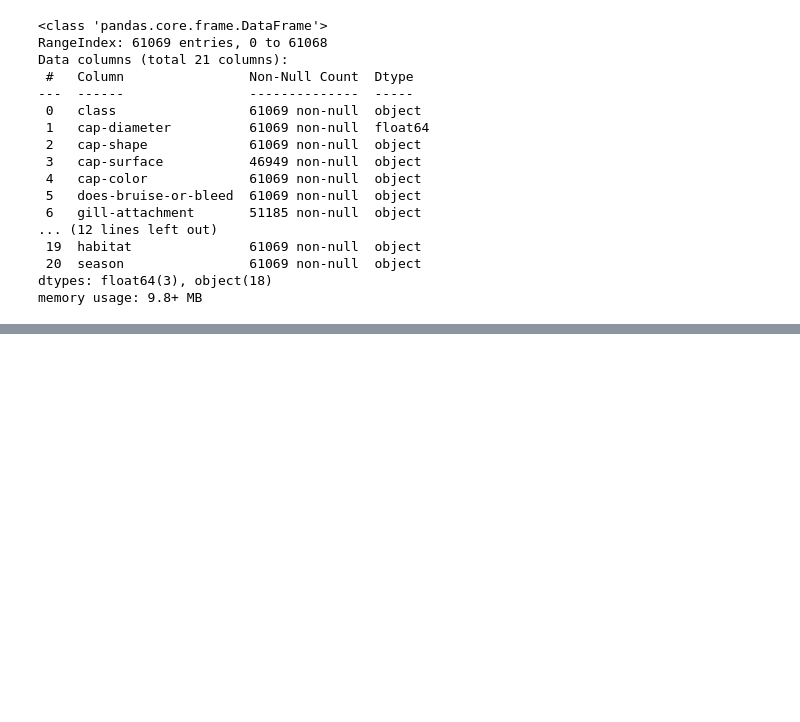
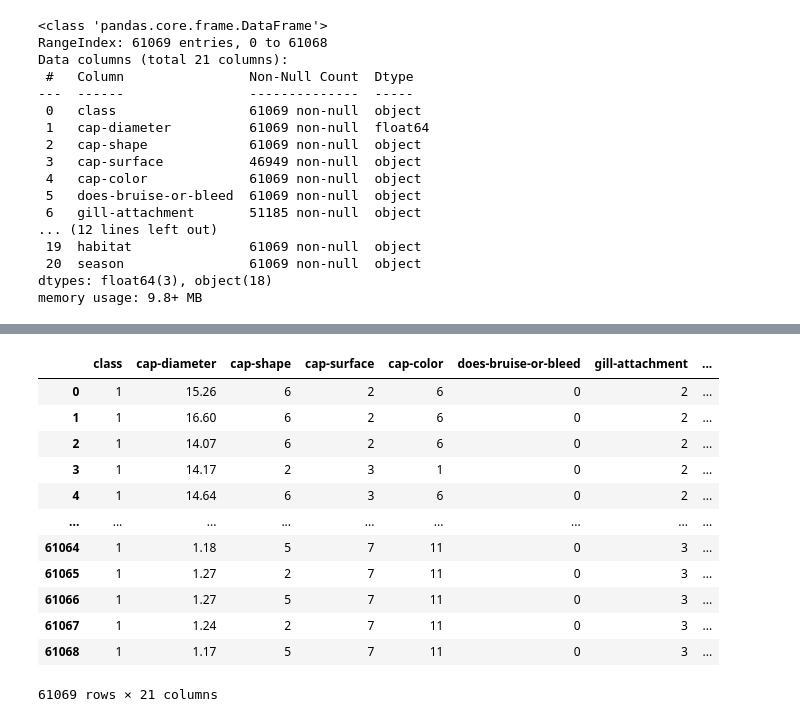
Before and after one commit to danilo-dellorco/ml-project, a Jupyter notebook: mushroom-classification.ipynb, the cells around one changed output, grey strips where cells are left out. Saved outputs shown, nothing was run; the diff lists cells and outputs as text; code cells hidden in the pictures; blank space fills up the shorter version.

```diff
--- a/mushroom-classification.ipynb
+++ b/mushroom-classification.ipynb
@@ -52,0 +61,10 @@ plt.show()
+# %%
+mapping = []
+encoder = LabelEncoder()
+
+data = data.astype({"class": 'category', "cap-shape": 'category', "cap-surface": 'category', "cap-color": 'category', "does-bruise-or-bleed": 'category',
+"gill-attachment": 'category', "gill-spacing": 'category', "gill-color": 'category', "stem-root": 'category', "stem-surface": 'category', "stem-color": 'category',
+"veil-type": 'category', "veil-color": 'category', "has-ring": 'category', "ring-type": 'category', "spore-print-color": 'category', "habitat": 'category',
+"season": 'category'}, errors = 'raise')
+
+data.dtypes
@@ -52,0 +89,7 @@ plt.show()
+# %%
+for i in range(len(data.columns)):
+    if (data[data.columns[i]].dtype == "category"):
+        data[data.columns[i]] = encoder.fit_transform(data[data.columns[i]])
+        mapping_dict = {index : label for index , label in enumerate(encoder.classes_)}
+        mapping.append(mapping_dict)
+mapping
@@ -52,0 +114,16 @@ plt.show()
+# %%
+data
+# %% [output]
+|  | class | cap-diameter | cap-shape | cap-surface | cap-color | does-bruise-or-bleed | gill-attachment | ... |
+| 0 | 1 | 15.26 | 6 | 2 | 6 | 0 | 2 | ... |
+| 1 | 1 | 16.60 | 6 | 2 | 6 | 0 | 2 | ... |
+| 2 | 1 | 14.07 | 6 | 2 | 6 | 0 | 2 | ... |
+| 3 | 1 | 14.17 | 2 | 3 | 1 | 0 | 2 | ... |
+| 4 | 1 | 14.64 | 6 | 3 | 6 | 0 | 2 | ... |
+| ... | ... | ... | ... | ... | ... | ... | ... | ... |
+| 61064 | 1 | 1.18 | 5 | 7 | 11 | 0 | 3 | ... |
+| 61065 | 1 | 1.27 | 2 | 7 | 11 | 0 | 3 | ... |
+| 61066 | 1 | 1.27 | 5 | 7 | 11 | 0 | 3 | ... |
+| 61067 | 1 | 1.24 | 2 | 7 | 11 | 0 | 3 | ... |
+| 61068 | 1 | 1.17 | 5 | 7 | 11 | 0 | 3 | ... |
+61069 rows × 21 columns
```
Also changed, not shown: parts of 11 cells of this notebook.
